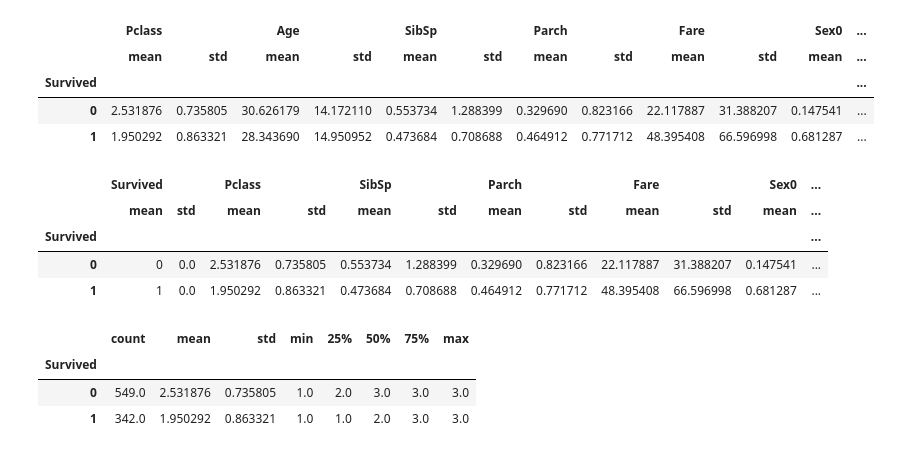
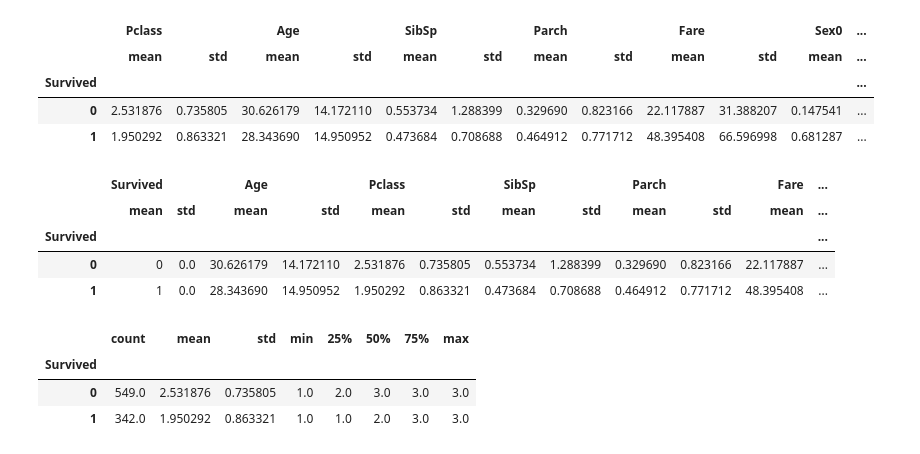
Before and after one commit to SergeyAnokhin/jupyter, a Jupyter notebook: kaggle/titanic/main.ipynb, the cells around one changed output. Saved outputs shown, nothing was run; the diff lists cells and outputs as text; code cells hidden in the pictures.

```diff
--- a/kaggle/titanic/main.ipynb
+++ b/kaggle/titanic/main.ipynb
@@ -63,0 +44,6 @@ memory usage: 66.2+ KB
+# %%
+df = df.drop('Embarked',axis = 1)
+df = df.drop('Cabin',axis = 1)
+df = df.drop('Ticket',axis = 1)
+df = df.drop('Name',axis=1)
+df.info()
@@ -121,16 +122,15 @@ df.groupby(['Survived'])[df.columns[2:]].agg([np.mean, np.std])
 #sns_plot = sns.pairplot(df[cols])
 #sns_plot.savefig('pairplot.png')
 # %%
-X_columns = ['Pclass', 'SibSp', 'Parch', 'Fare', 'Sex0'] #, 'Age'
-model_columns = np.concatenate((['Survived'], X_columns))
+numerical_columns = ['Survived', 'Age', 'Pclass', 'SibSp', 'Parch', 'Fare', 'Sex0']
 # %%
-df.groupby(df.Survived)[model_columns].agg([np.mean, np.std])
+df.groupby(df.Survived)[numerical_columns].agg([np.mean, np.std])
 # %% [output]
-|  | Survived |  | Pclass |  | SibSp |  | Parch |  | Fare |  | Sex0 | ... |
+|  | Survived |  | Age |  | Pclass |  | SibSp |  | Parch |  | Fare | ... |
 |  | mean | std | mean | std | mean | std | mean | std | mean | std | mean | ... |
 | Survived |  |  |  |  |  |  |  |  |  |  |  | ... |
-| 0 | 0 | 0.0 | 2.531876 | 0.735805 | 0.553734 | 1.288399 | 0.329690 | 0.823166 | 22.117887 | 31.388207 | 0.147541 | ... |
-| 1 | 1 | 0.0 | 1.950292 | 0.863321 | 0.473684 | 0.708688 | 0.464912 | 0.771712 | 48.395408 | 66.596998 | 0.681287 | ... |
+| 0 | 0 | 0.0 | 30.626179 | 14.172110 | 2.531876 | 0.735805 | 0.553734 | 1.288399 | 0.329690 | 0.823166 | 22.117887 | ... |
+| 1 | 1 | 0.0 | 28.343690 | 14.950952 | 1.950292 | 0.863321 | 0.473684 | 0.708688 | 0.464912 | 0.771712 | 48.395408 | ... |
 # %%
 df.groupby(df.Survived)['Pclass'].describe()
 # %% [output]
```
Also changed, not shown: parts of 18 cells of this notebook, 1 other file.
